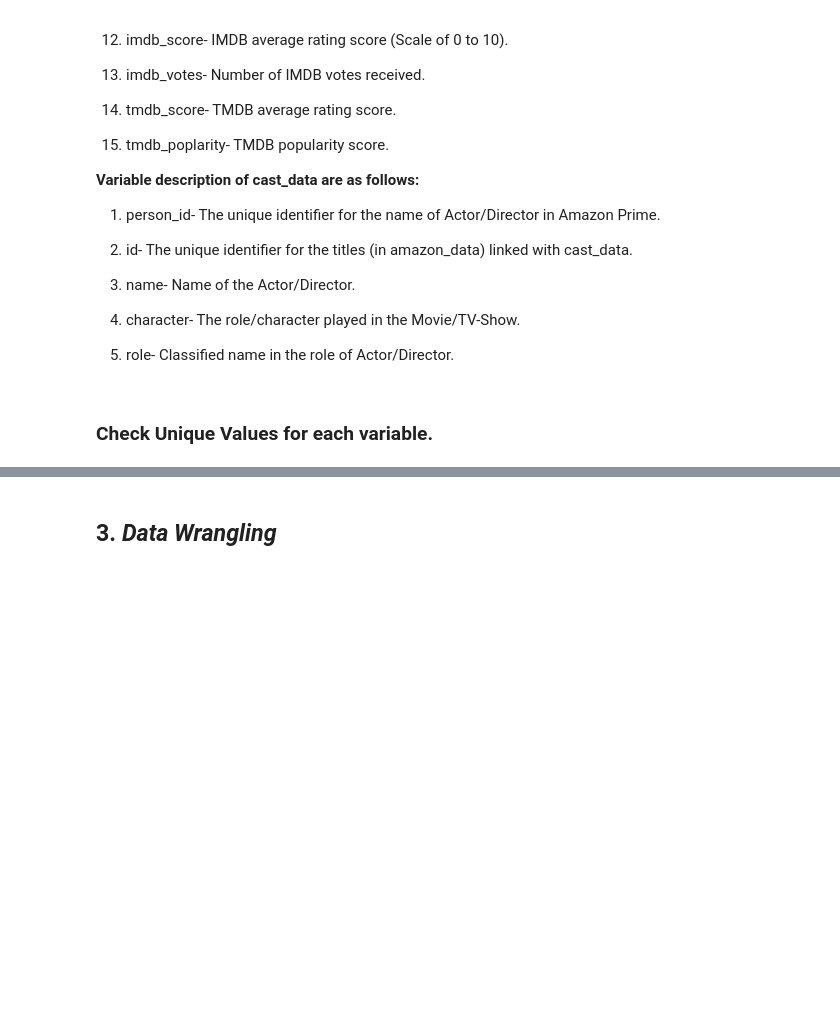
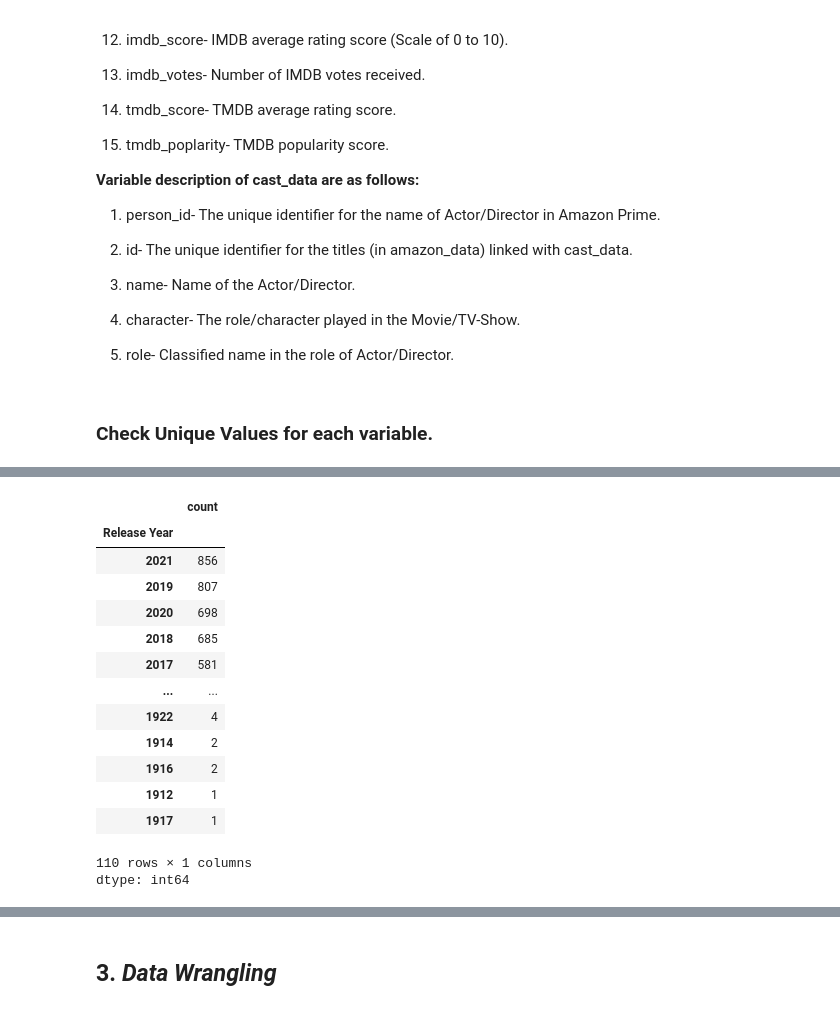
Before and after one commit to rasika123007/amazon_dataset_eda, a Jupyter notebook: Capstone_Project_Amazon_Prime_TV_Shows_And_Movies.ipynb, the cells around one changed output, grey strips where cells are left out. Saved outputs shown, nothing was run; the diff lists cells and outputs as text; code cells hidden in the pictures; blank space fills up the shorter version.

```diff
--- a/Capstone_Project_Amazon_Prime_TV_Shows_And_Movies.ipynb
+++ b/Capstone_Project_Amazon_Prime_TV_Shows_And_Movies.ipynb
@@ -347,4 +535,20 @@ amazon_data.loc[:, 'release_year'].unique()  #The released year movie data is fr
 # %%
-amazon_data.loc[:, 'release_year'].value_counts()
+amazon_data.loc[:, 'Release Year'].value_counts()
+# %% [output]
+|  | count |
+| Release Year |  |
+| 2021 | 856 |
+| 2019 | 807 |
+| 2020 | 698 |
+| 2018 | 685 |
+| 2017 | 581 |
+| ... | ... |
+| 1922 | 4 |
+| 1914 | 2 |
+| 1916 | 2 |
+| 1912 | 1 |
+| 1917 | 1 |
+110 rows × 1 columns
+dtype: int64
 # %%
 amazon_data.loc[:, 'age_certification'].unique()
```
Also changed, not shown: parts of 128 cells of this notebook.
